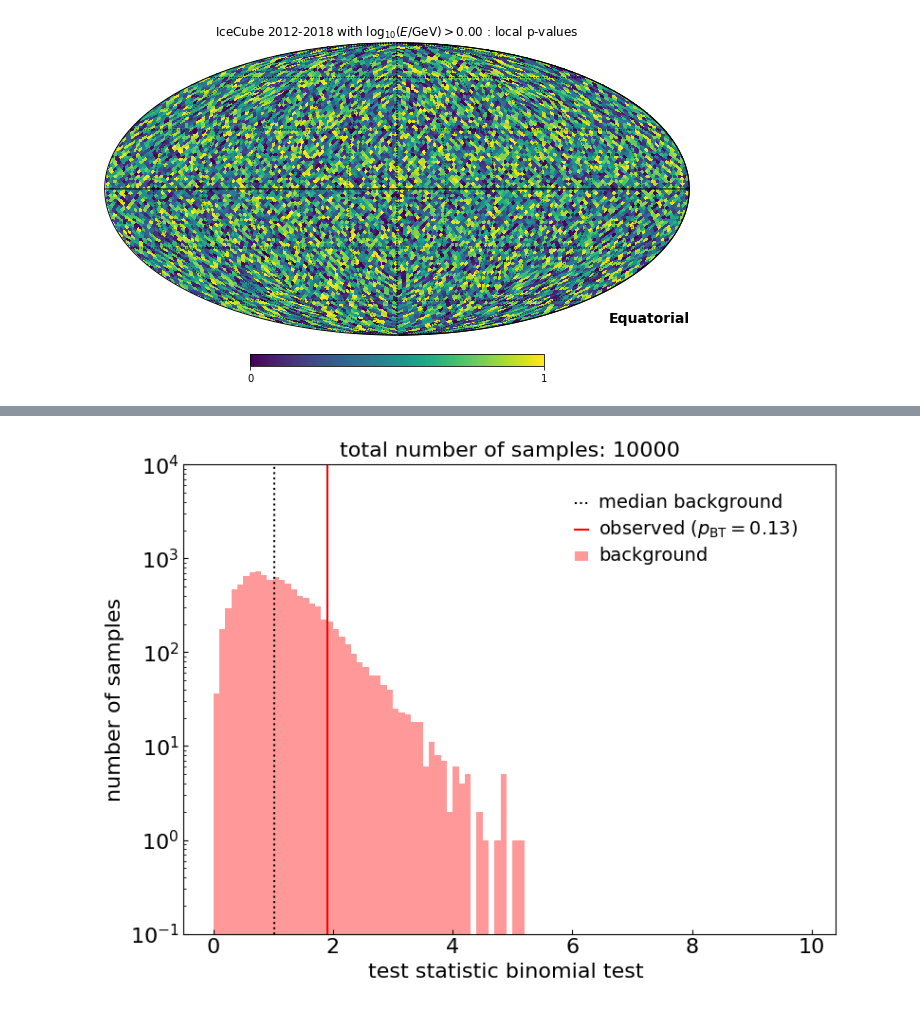
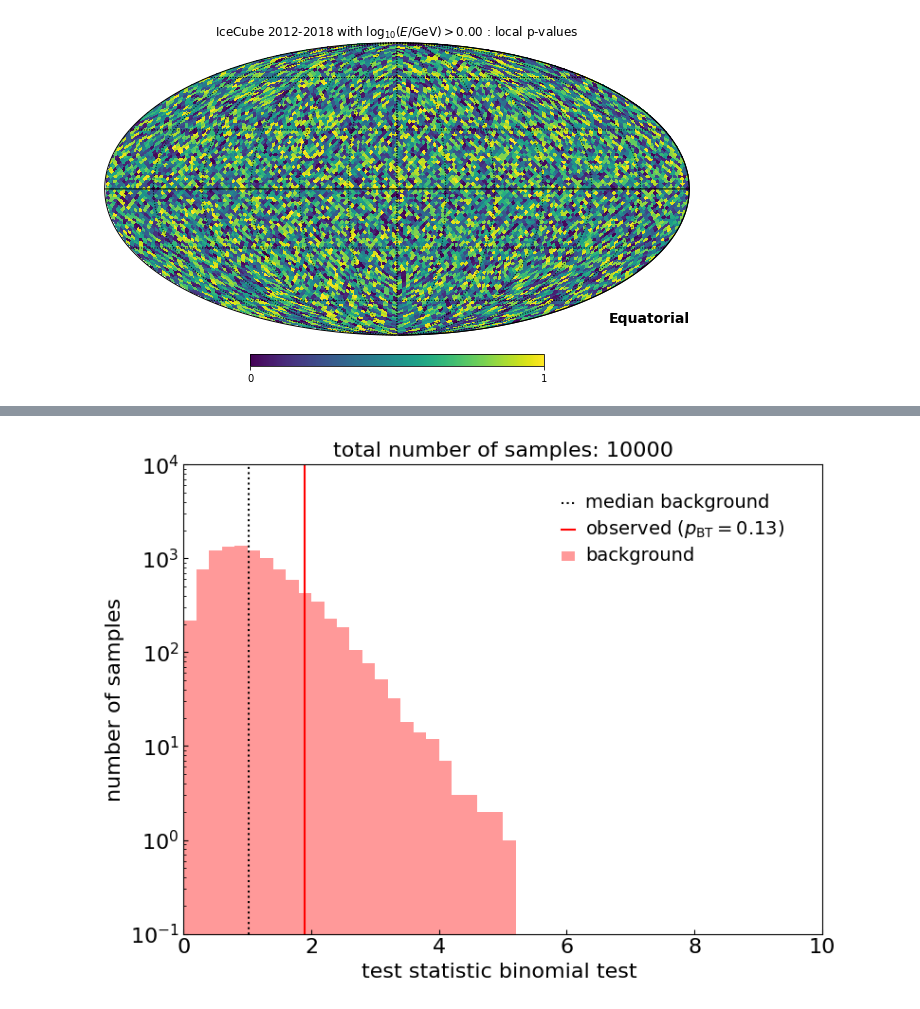
Before and after one commit to mahlers77/KSETA2023, a Jupyter notebook: IceCube_allsky.ipynb, the cells around one changed output, grey strips where cells are left out. Saved outputs shown, nothing was run; the diff lists cells and outputs as text; code cells hidden in the pictures.

```diff
--- a/IceCube_allsky.ipynb
+++ b/IceCube_allsky.ipynb
@@ -80,7 +80,7 @@ The interval between parallels is 30 deg -0.00'.
 The interval between meridians is 30 deg -0.00'.
 [figure]
 # %%
-nsideHIGH = 256
+nsideHIGH = 512
 high_res_map = H.ud_grade(eventmap,nsideHIGH)
 LMAX = 4*nsideHIGH
 
@@ -218,39 +215,39 @@ plt.show()
 # %%
-NKS = 100
-delta = 0.1
+NKS = 50
+delta = 0.2
 
 # plot histograms of simulation
 
 fig = figure(dpi=100,tight_layout=True,figsize=(8, 6))
 ax = fig.add_subplot(1,1,1)
 
-#xlim([0,0.3])
+xlim([0,10])
 ylim([0.1,RUNS])
 
 title(r'total number of samples: ' + str(RUNS),fontsize=16)
 xlabel(r'test statistic binomial test ',fontsize=16)
 ylabel(r'number of samples',fontsize=16)
 ax.tick_params(axis='both',which='both',direction='in')
 
 for tick in ax.xaxis.get_major_ticks() :
     tick.label.set_fontsize(16)
 
 for tick in ax.yaxis.get_major_ticks() :
     tick.label.set_fontsize(16)
 
 bins=np.arange(0,NKS*delta,delta)
 plt.hist(log_binomial_test,bins=bins,log=True,alpha=0.4,color="red",label=r'background')
 
 med = np.median(log_binomial_test)
 plt.plot(np.array([med,med]),np.array([0.01,RUNS]),color="black",linestyle="dotted",label=r'median background')
 plt.plot(np.array([log_binomial_test_obs,log_binomial_test_obs]),np.array([0.01,RUNS]),color="red",linestyle="solid",\
          label=r'observed ($p_{\rm BT}=' + format(pvalue_BT, '.2f') + '$)')
 
 leg = plt.legend(bbox_to_anchor=(0.95, 0.95), loc=1, borderaxespad=0.,fancybox=False,\
                  framealpha=0.0,frameon=True,numpoints=1, scatterpoints = 1,handlelength=1)
 for t in leg.get_texts() :
     t.set_fontsize(14)
 
 plt.show()
 # %% [output]
-[figure, old version]
+[figure, new version]
```
Also changed, not shown: parts of 3 cells of this notebook, 2 other files.
